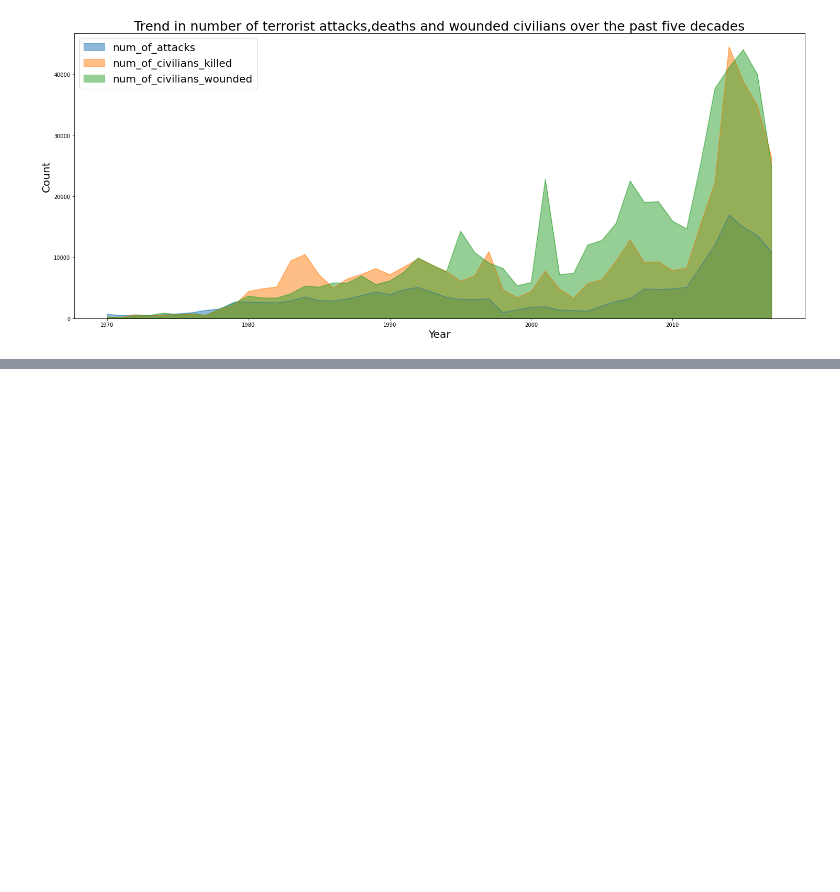
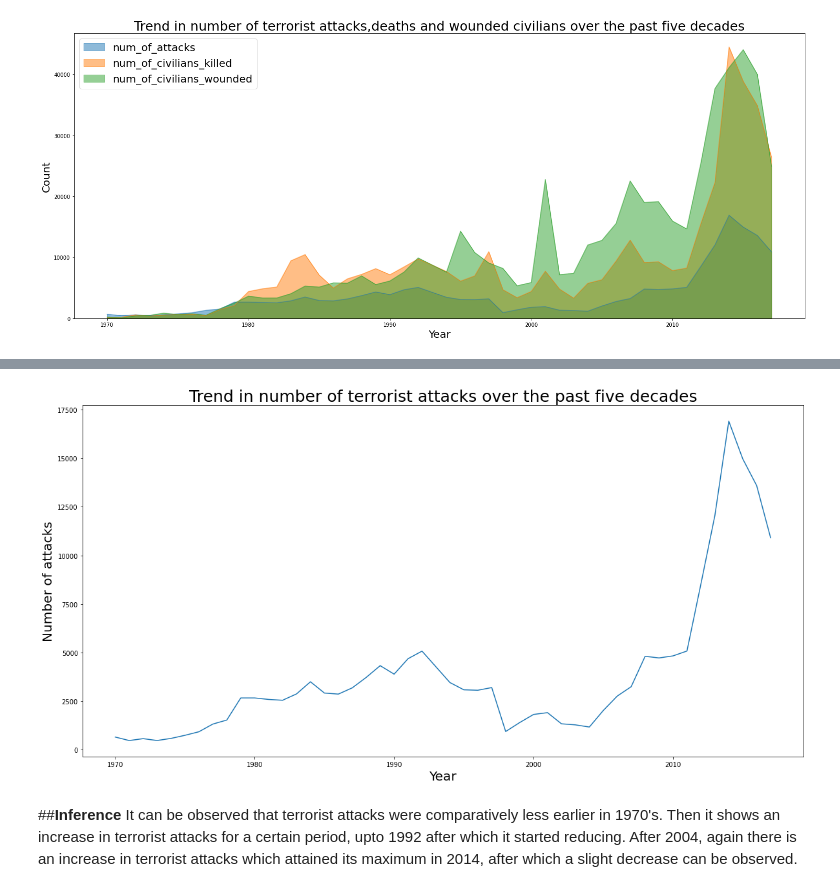
Before and after one commit to manjusreekc/EDA-Global-Terrorism-Analysis, a Jupyter notebook: Global_Terrorism_Analysis_EDA_Capstone_Project.ipynb, the cells around one changed output, grey strips where cells are left out. Cells and saved outputs as stored; diff of their text form; code cells hidden in the pictures; blank space fills up the shorter version.

```diff
--- a/Global_Terrorism_Analysis_EDA_Capstone_Project.ipynb
+++ b/Global_Terrorism_Analysis_EDA_Capstone_Project.ipynb
@@ -558,0 +598,18 @@ plt.show()
+# %%
+ df6 = gtd_df.groupby('year')['eventid'].count().reset_index().rename(columns = {'eventid':'no_of_attacks'})
+# %%
+plt.rcParams["figure.figsize"]=(20,10)
+sns.lineplot(data = df6
+            ,x = 'year'
+            ,y = 'no_of_attacks'
+            )
+
+plt.title("Trend in number of terrorist attacks over the past five decades",fontsize=25)
+plt.xlabel("Year",fontsize=20)
+plt.ylabel("Number of attacks",fontsize=20)
+plt.show()
+# %% [output]
+[figure, added]
+# %% [markdown]
+##**Inference**
+It can be observed that terrorist attacks were comparatively less earlier in 1970's. Then it shows an increase in terrorist attacks for a certain period, upto 1992 after which it started reducing. After 2004, again there is an increase in terrorist attacks which attained its maximum in 2014, after which a slight decrease can be observed.
```
Also changed, not shown: parts of 9 cells of this notebook.
